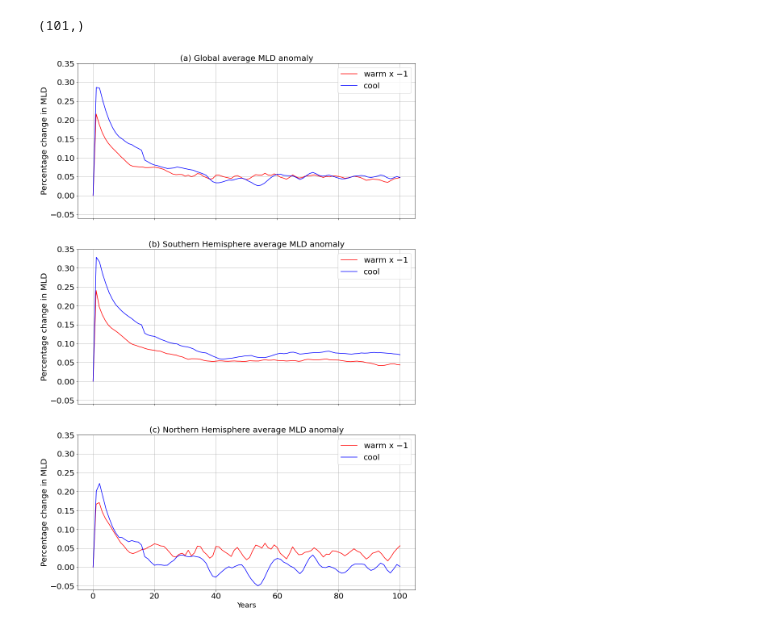
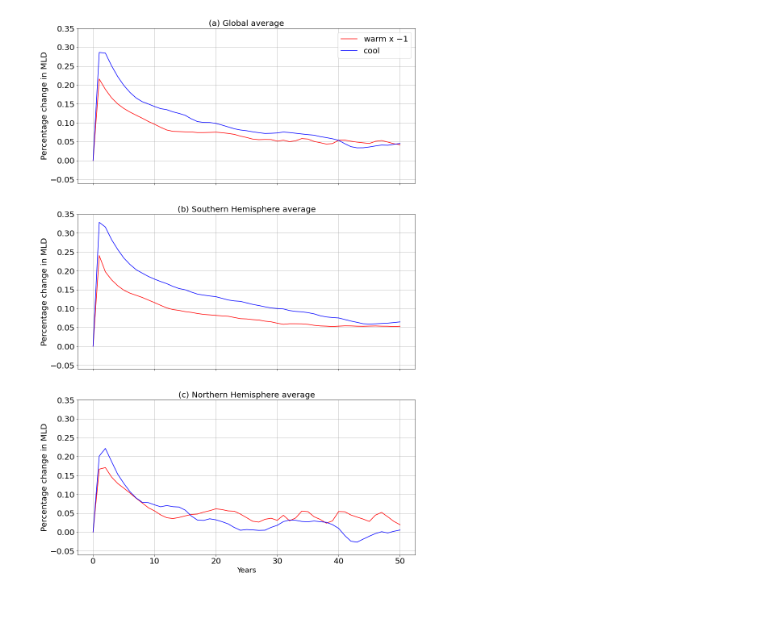
Before and after one commit to mpudig/HonoursThesis, a Jupyter notebook: Figure_code/Fig6.ipynb, the cells around one changed output. Drawn from its saved outputs; the diff is of its cells as text; code cells hidden in the pictures.

```diff
--- a/Figure_code/Fig6.ipynb
+++ b/Figure_code/Fig6.ipynb
@@ -24,14 +24,18 @@ db = '/scratch/e14/mp2135/access-om2/archive/databases/1deg_jra55_ryf_experiment
 
 session = cc.database.create_session(db)
 # %%
-yr_beg = '2400-01-16'
+yr_beg = '2400-01-01'
+yr_end = '2449-12-31'
 
 var = 'mld'
 frequency = '1 monthly'
 
-mld_cont = cc.querying.getvar('1deg_jra55_ryf_cont', var, session, start_time = yr_beg).groupby('time.year').mean(dim='time').chunk(chunks='auto').load()
-mld_cool = cc.querying.getvar('1deg_jra55_ryf_cool_x1', var, session, start_time = yr_beg).groupby('time.year').mean(dim='time').chunk(chunks='auto').load()
-mld_warm = cc.querying.getvar('1deg_jra55_ryf_warm_x1', var, session, start_time = yr_beg).groupby('time.year').mean(dim='time').chunk(chunks='auto').load()
+mld_cont = xr.open_mfdataset(paths='/scratch/e14/mp2135/access-om2/archive/1deg_jra55_ryf_cont/output1*/ocean/ocean-2d-mld*',
+                             combine='by_coords').mld.sel(time=slice(yr_beg, yr_end)).groupby('time.year').mean(dim='time').load()
+mld_cool = xr.open_mfdataset(paths='/scratch/e14/mp2135/access-om2/archive/1deg_jra55_ryf_cool_x1/output1*/ocean/ocean-2d-mld*',
+                             combine='by_coords').mld.sel(time=slice(yr_beg, yr_end)).groupby('time.year').mean(dim='time').load()
+mld_warm = xr.open_mfdataset(paths='/scratch/e14/mp2135/access-om2/archive/1deg_jra55_ryf_warm_x1/output1*/ocean/ocean-2d-mld*',
+                             combine='by_coords').mld.sel(time=slice(yr_beg, yr_end)).groupby('time.year').mean(dim='time').load()
 # %%
 def area_weighted_ave(tracer, expt):
     lat_lower = float(tracer['yt_ocean'][0]) # so that this function will work when we have hemipsherically-decomposed
@@ -69,41 +73,38 @@ mld_coolx1_ave_NH = area_weighted_ave(NH_decomp(tracer), expt)
-# %%
-np.linspace(0,100,mld_warmx1_ave.year.shape[0]+1).shape
-# %% [output]
-(101,)
 # %%
 fig, axs = plt.subplots(ncols=1, nrows=3, figsize = (15,24), sharex=True)
 
 def mld_plot(cont, cool, warm, title):
     zero = xr.DataArray(data=[0], dims='year', coords={"year": [2399]})
     mld_warm_anom = xr.concat([zero, (warm - cont) / cont], dim='year')
     mld_cool_anom = xr.concat([zero, (cool - cont) / cont], dim='year')
 
     # (-1 * mld_warm_anom).plot(ax = ax, label='warm x $-1$', color = 'r')
     # mld_cool_anom.plot(ax = ax, label='cool', color = 'b')
 
-    ax.plot(np.linspace(0,100,warm.year.shape[0]+1), -1 * mld_warm_anom, label='warm x $-1$', color = 'r')
-    ax.plot(np.linspace(0,100,cool.year.shape[0]+1), mld_cool_anom, label='cool', color = 'b')
+    ax.plot(np.linspace(0,50,warm.year.shape[0]+1), -1 * mld_warm_anom, label='warm x $-1$', color = 'r')
+    ax.plot(np.linspace(0,50,cool.year.shape[0]+1), mld_cool_anom, label='cool', color = 'b')
 
     fontsize=20
 
     ax.set_title(title, fontsize=fontsize)
     ax.set_ylabel('Percentage change in MLD', fontsize=fontsize)
     ax.set_xlabel('', fontsize=fontsize)
     ax.tick_params(labelsize=fontsize)
-    ax.legend(fontsize=fontsize)
     ax.grid()
     ax.set_ylim(-0.06, 0.35)
 
 ax = axs[0]
-mld_plot(mld_cont_ave, mld_coolx1_ave, mld_warmx1_ave, '(a) Global average MLD anomaly')
+mld_plot(mld_cont_ave, mld_coolx1_ave, mld_warmx1_ave, '(a) Global average')
+ax.legend(fontsize=20)
+
 
 ax = axs[1]
-mld_plot(mld_cont_ave_SH, mld_coolx1_ave_SH, mld_warmx1_ave_SH, '(b) Southern Hemisphere average MLD anomaly')
+mld_plot(mld_cont_ave_SH, mld_coolx1_ave_SH, mld_warmx1_ave_SH, '(b) Southern Hemisphere average')
 
 ax = axs[2]
-mld_plot(mld_cont_ave_NH, mld_coolx1_ave_NH, mld_warmx1_ave_NH, '(c) Northern Hemisphere average MLD anomaly')
+mld_plot(mld_cont_ave_NH, mld_coolx1_ave_NH, mld_warmx1_ave_NH, '(c) Northern Hemisphere average')
 ax.set_xlabel('Years', fontsize=18)
 
 plt.savefig('Fig6.pdf', bbox_inches='tight', dpi=300)
 # %% [output]
-[figure, old version]
+[figure, new version]
```
Also changed, not shown: parts of 2 cells of this notebook, 28 other files.
